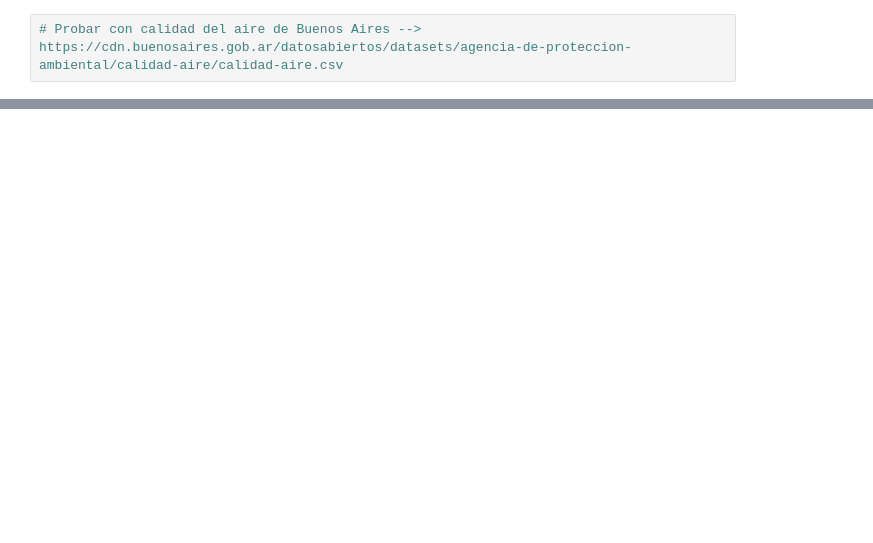
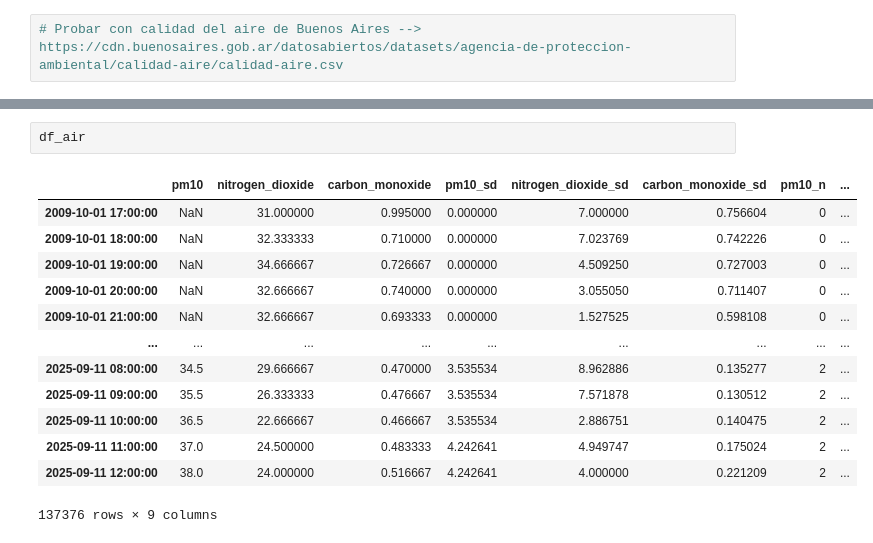
Before and after one commit to bitazaratustra/ts-weather-pipeline, a Jupyter notebook: notebooks/01_Data_Exploration.ipynb, the cells around one changed output, grey strips where cells are left out. Drawn from its saved outputs; the diff is of its cells as text; blank space fills up the shorter version.

```diff
--- a/notebooks/01_Data_Exploration.ipynb
+++ b/notebooks/01_Data_Exploration.ipynb
@@ -143,0 +229,16 @@ Análisis espectral – PM10
+# %%
+df_air
+# %% [output]
+|  | pm10 | nitrogen_dioxide | carbon_monoxide | pm10_sd | nitrogen_dioxide_sd | carbon_monoxide_sd | pm10_n | ... |
+| 2009-10-01 17:00:00 | NaN | 31.000000 | 0.995000 | 0.000000 | 7.000000 | 0.756604 | 0 | ... |
+| 2009-10-01 18:00:00 | NaN | 32.333333 | 0.710000 | 0.000000 | 7.023769 | 0.742226 | 0 | ... |
+| 2009-10-01 19:00:00 | NaN | 34.666667 | 0.726667 | 0.000000 | 4.509250 | 0.727003 | 0 | ... |
+| 2009-10-01 20:00:00 | NaN | 32.666667 | 0.740000 | 0.000000 | 3.055050 | 0.711407 | 0 | ... |
+| 2009-10-01 21:00:00 | NaN | 32.666667 | 0.693333 | 0.000000 | 1.527525 | 0.598108 | 0 | ... |
+| ... | ... | ... | ... | ... | ... | ... | ... | ... |
+| 2025-09-11 08:00:00 | 34.5 | 29.666667 | 0.470000 | 3.535534 | 8.962886 | 0.135277 | 2 | ... |
+| 2025-09-11 09:00:00 | 35.5 | 26.333333 | 0.476667 | 3.535534 | 7.571878 | 0.130512 | 2 | ... |
+| 2025-09-11 10:00:00 | 36.5 | 22.666667 | 0.466667 | 3.535534 | 2.886751 | 0.140475 | 2 | ... |
+| 2025-09-11 11:00:00 | 37.0 | 24.500000 | 0.483333 | 4.242641 | 4.949747 | 0.175024 | 2 | ... |
+| 2025-09-11 12:00:00 | 38.0 | 24.000000 | 0.516667 | 4.242641 | 4.000000 | 0.221209 | 2 | ... |
+137376 rows × 9 columns
```
Also changed, not shown: parts of 8 cells of this notebook, 6 other files.
